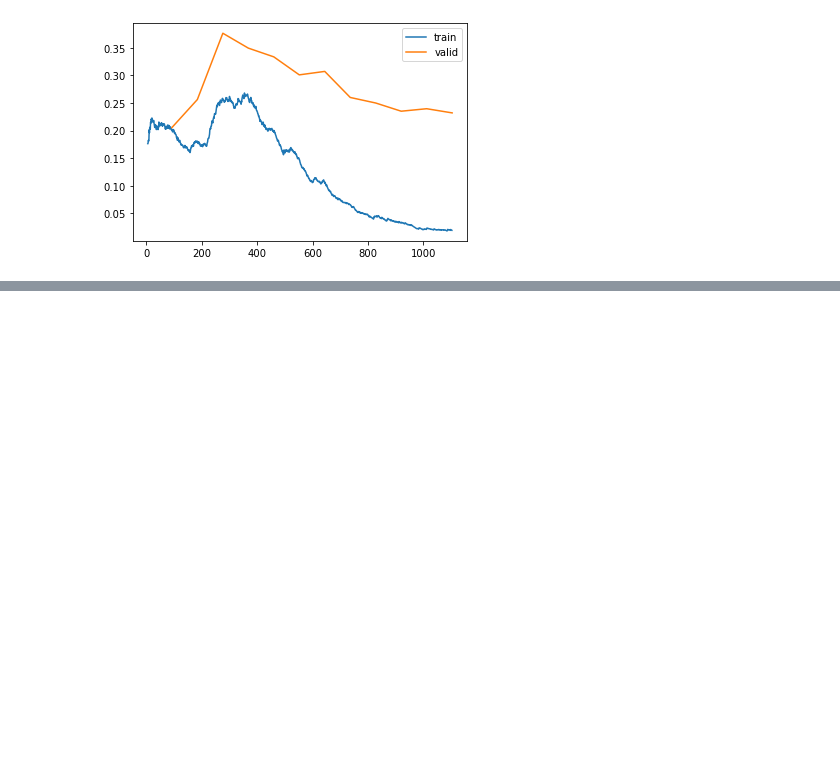
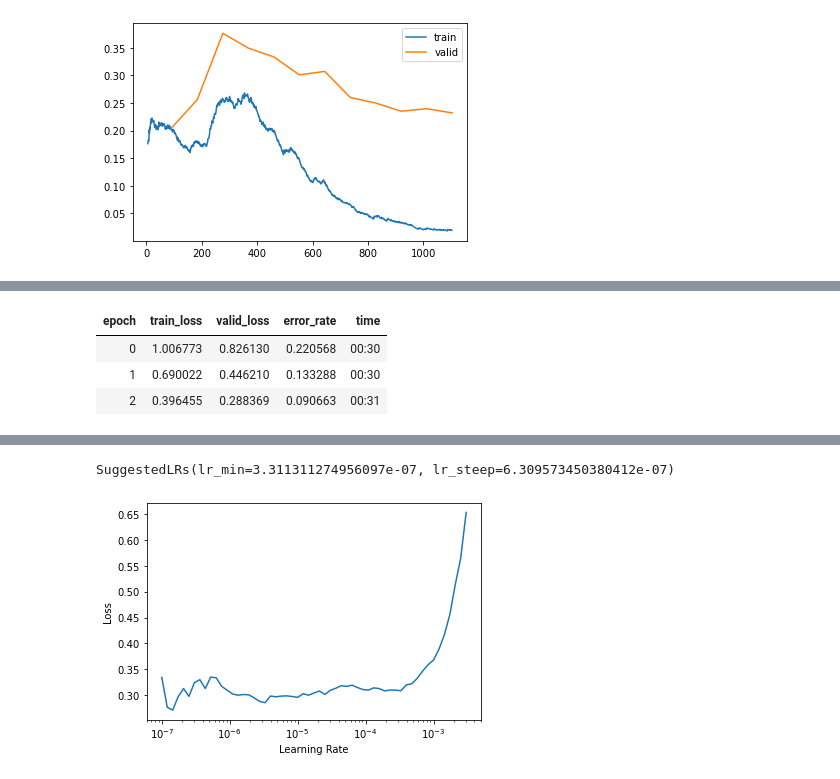
Before and after one commit to atticusmatticus/fastai_files, a Jupyter notebook: 05_questions.ipynb, the cells around one changed output, grey strips where cells are left out. Saved outputs shown, nothing was run; the diff lists cells and outputs as text; code cells hidden in the pictures; blank space fills up the shorter version.

```diff
--- a/05_questions.ipynb
+++ b/05_questions.ipynb
@@ -181,0 +191,9 @@ learn.recorder.plot_loss()
+# %%
+learn.fit_one_cycle(3, 0.008)
+learn.unfreeze()
+learn.lr_find()
+# %% [output]
+| epoch | train_loss | valid_loss | error_rate | time |
+| 0 | 1.006773 | 0.826130 | 0.220568 | 00:30 |
+| 1 | 0.690022 | 0.446210 | 0.133288 | 00:30 |
+| 2 | 0.396455 | 0.288369 | 0.090663 | 00:31 |
@@ -181,0 +201,2 @@ learn.recorder.plot_loss()
+SuggestedLRs(lr_min=3.311311274956097e-07, lr_steep=6.309573450380412e-07)
+[figure, added]
```
Also changed, not shown: parts of 6 cells of this notebook.
